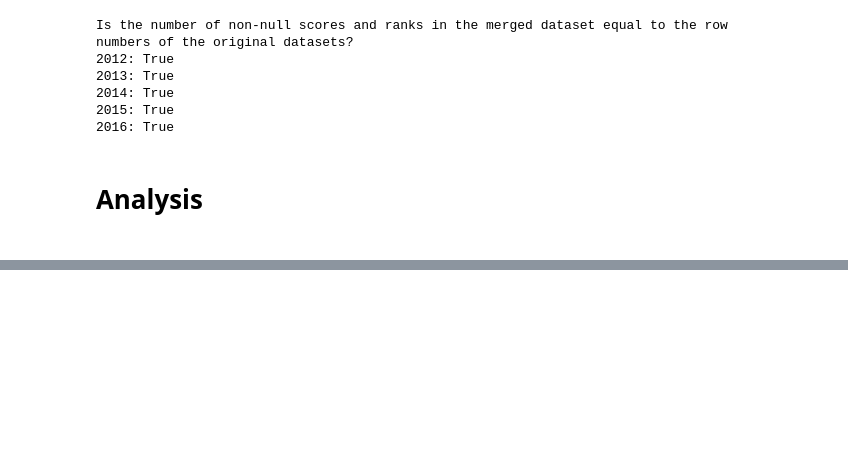
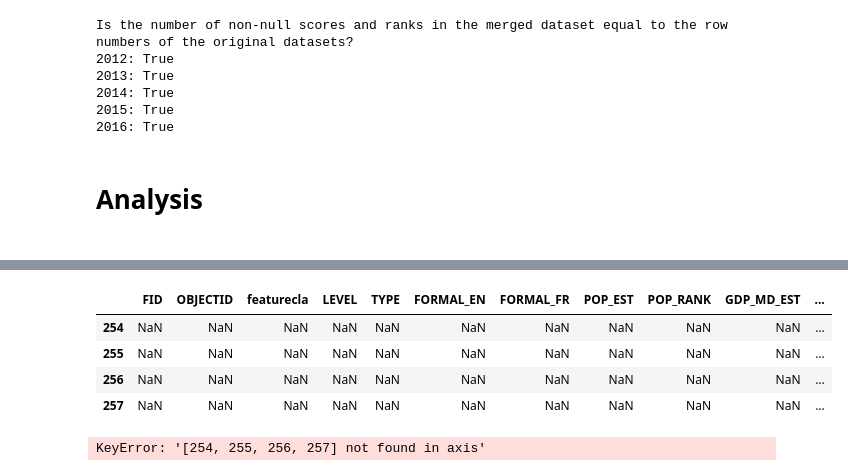
Before and after one commit to wanzulfikri/cpi_analysis, a Jupyter notebook: CPI 2012-2021.ipynb, the cells around one changed output, grey strips where cells are left out. Cells and saved outputs as stored; diff of their text form; code cells hidden in the pictures; blank space fills up the shorter version.

```diff
--- a/CPI 2012-2021.ipynb
+++ b/CPI 2012-2021.ipynb
@@ -710,18 +672,0 @@ try_merge.head()
-# %%
-# try_merge[try_merge["Country"].str.match(".*Norway")]
-# try_merge[try_merge["Country"].isnull()]
-# test = try_merge.fillna(value="No Name")
-pd.options.display.max_rows = 50
-
-# 4 countries were not merged correctly
-try_merge[try_merge["geometry"].isnull()]
-
-# we can drop them and merge them individually
-# try_merge = try_merge.iloc[[254,255,256,257]]
-try_merge = try_merge.drop(index=[254,255,256,257])
-
-try_merge[try_merge["NAME_EN"].str.match(r".*(Norway)|(Kosovo)|(France)")]
-
-# 20 - France
-# 21 - Norway
-# 22 - Kosovo
@@ -1001,0 +686,5 @@ world[world["NAME_EN"].str.match(".*T.*")]
+# %%
+# Merge the world and CPI datasets
+# The merged dataset is mainly used for plotting a choropleth map
+map_cpi = world.merge(CPI, how="outer", left_on="ISO_A3", right_on="ISO3")
+map_cpi.head()
@@ -1001,0 +706,18 @@ world[world["NAME_EN"].str.match(".*T.*")]
+# %%
+# 4 countries were not merged correctly
+map_cpi[map_cpi["geometry"].isnull()]
+# %% [output]
+|  | FID | OBJECTID | featurecla | LEVEL | TYPE | FORMAL_EN | FORMAL_FR | POP_EST | POP_RANK | GDP_MD_EST | ... |
+| 254 | NaN | NaN | NaN | NaN | NaN | NaN | NaN | NaN | NaN | NaN | ... |
+| 255 | NaN | NaN | NaN | NaN | NaN | NaN | NaN | NaN | NaN | NaN | ... |
+| 256 | NaN | NaN | NaN | NaN | NaN | NaN | NaN | NaN | NaN | NaN | ... |
+| 257 | NaN | NaN | NaN | NaN | NaN | NaN | NaN | NaN | NaN | NaN | ... |
+# %%
+# We can drop the countries that failed to merge and merge them again individually
+map_cpi = map_cpi.drop(index=[254,255,256,257])
+
+# map_cpi[map_cpi["NAME_EN"].str.match(r".*(Norway)|(Kosovo)|(France)")]
+# Verify drop
+map_cpi[map_cpi["geometry"].isnull()]
+# %% [output]
+KeyError: '[254, 255, 256, 257] not found in axis'
```
Also changed, not shown: parts of 39 cells of this notebook.
